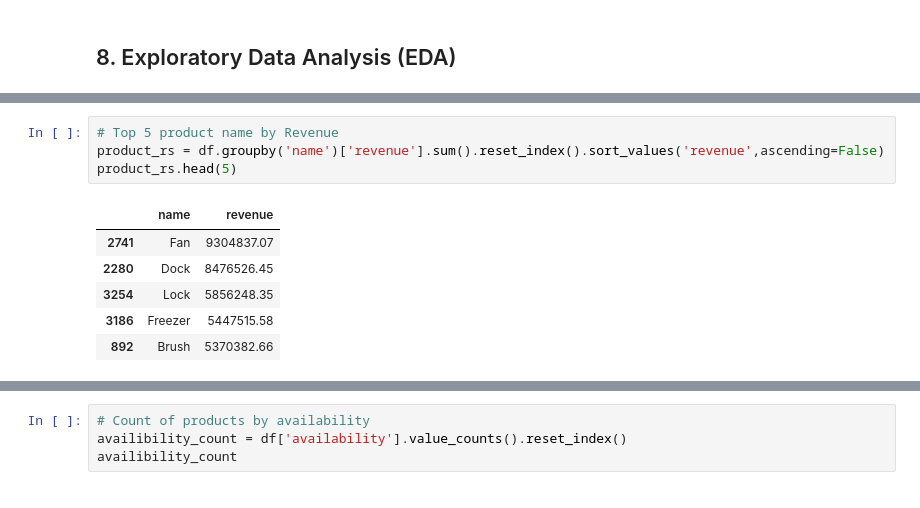
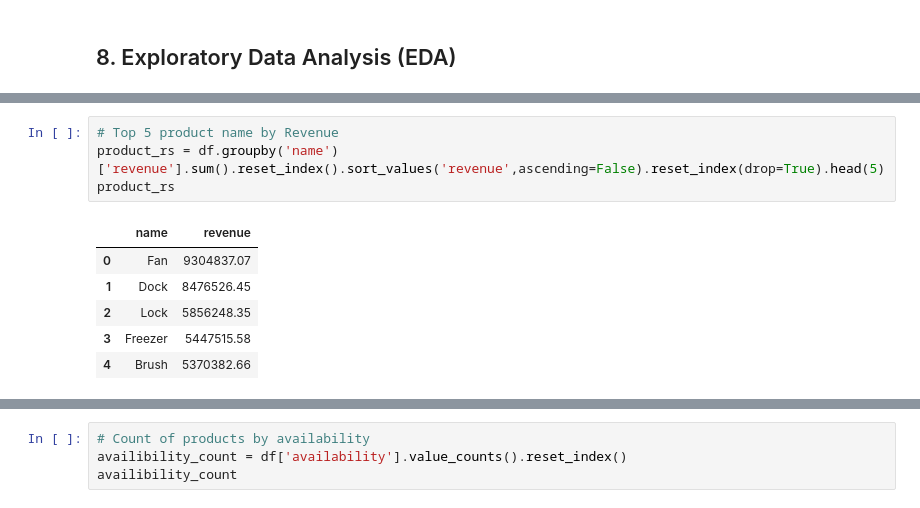
Before and after one commit to gauravvxv/Pilgrim-BI-Intern-Assignment, a Jupyter notebook: Notebook/Pilgirm.ipynb, the cells around one changed output, grey strips where cells are left out. Drawn from its saved outputs; the diff is of its cells as text.

```diff
--- a/Notebook/Pilgirm.ipynb
+++ b/Notebook/Pilgirm.ipynb
@@ -204,11 +214,11 @@ category_rs.head(5)
 # %%
 # Top 5 product name by Revenue
-product_rs = df.groupby('name')['revenue'].sum().reset_index().sort_values('revenue',ascending=False)
-product_rs.head(5)
+product_rs = df.groupby('name')['revenue'].sum().reset_index().sort_values('revenue',ascending=False).reset_index(drop=True).head(5)
+product_rs
 # %% [output]
 |  | name | revenue |
-| 2741 | Fan | 9304837.07 |
-| 2280 | Dock | 8476526.45 |
-| 3254 | Lock | 5856248.35 |
-| 3186 | Freezer | 5447515.58 |
-| 892 | Brush | 5370382.66 |
+| 0 | Fan | 9304837.07 |
+| 1 | Dock | 8476526.45 |
+| 2 | Lock | 5856248.35 |
+| 3 | Freezer | 5447515.58 |
+| 4 | Brush | 5370382.66 |
```
Also changed, not shown: parts of 14 cells of this notebook.
